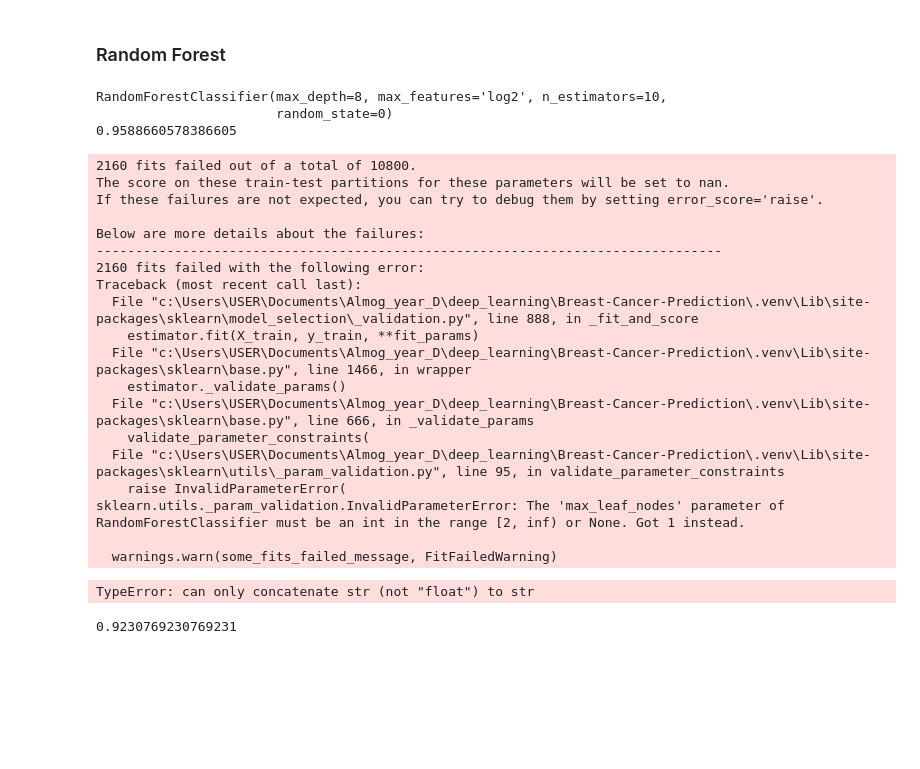
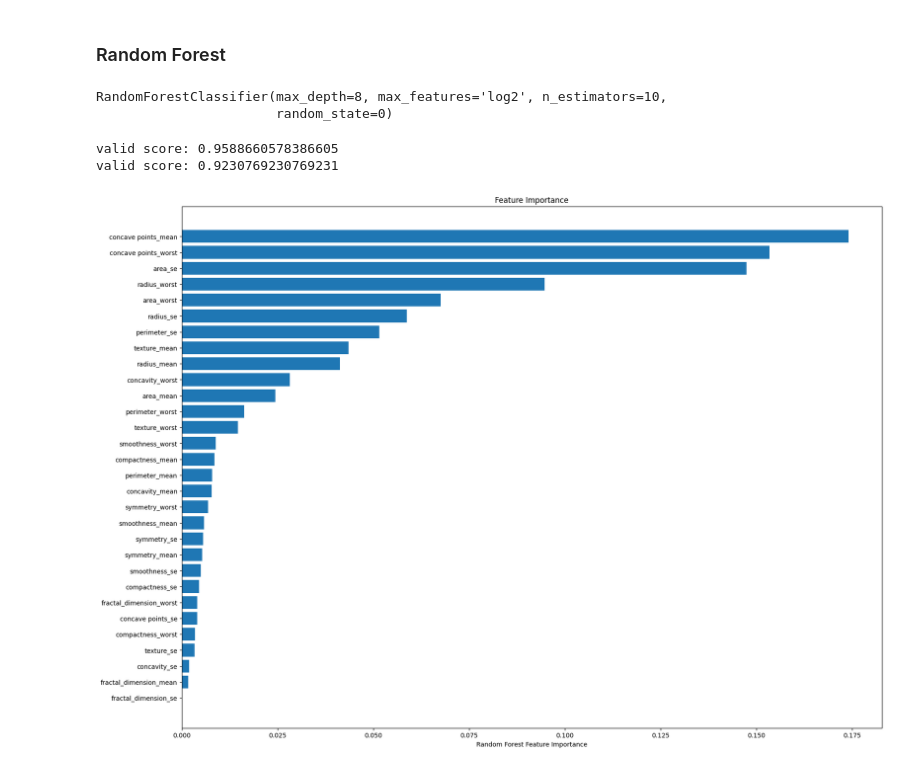
Before and after one commit to Team-AY/Breast-Cancer-Prediction, a Jupyter notebook: Research_Classifiers.ipynb, the cells around one changed output. Cells and saved outputs as stored; diff of their text form; code cells hidden in the pictures; blank space fills up the shorter version.

Commit message:
Ran Notebooks
Co-authored-by: Almog Rabani <ralmog98@gmail.com>

```diff
--- a/Research_Classifiers.ipynb
+++ b/Research_Classifiers.ipynb
@@ -222,46 +222,39 @@ RandomForest_search = GridSearchCV( scoring = 'accuracy',
                            estimator = RandomForest_base,
                            param_grid = [{
                                             'n_estimators':[5,10, 20, 45 ],
-                                            'max_depth': [ 2 , 8, 20],
-                                            'min_samples_split':  [ 2, 8 , 20],
+                                            'max_depth': [2, 5, 8, 20],
+                                            'min_samples_split':  [2, 8 , 20],
                                             'min_samples_leaf':[1, 2 ,8,20],
                                             'max_features': [None,'sqrt', 'log2'] ,
-                                            'max_leaf_nodes':[None,1, 2 ,8 ,20],
+                                            'max_leaf_nodes':[None, 2 ,8 ,20],
 
 
                                         }],
                                         cv = 5)
 RandomForest_search.fit(X_train, y_train)
 RandomForest_best = RandomForest_search.best_estimator_
-print(RandomForest_search.best_estimator_)
-
-print(RandomForest_search.best_score_)
-print( "valid score:"+ RandomForest_best.score(X_val, y_val))
+RandomForest_best
 # %% [output]
 RandomForestClassifier(max_depth=8, max_features='log2', n_estimators=10,
                        random_state=0)
-0.9588660578386605
-2160 fits failed out of a total of 10800.
-The score on these train-test partitions for these parameters will be set to nan.
-If these failures are not expected, you can try to debug them by setting error_score='raise'.
-
-Below are more details about the failures:
---------------------------------------------------------------------------------
-2160 fits failed with the following error:
-Traceback (most recent call last):
-  File "c:\Users\USER\Documents\Almog_year_D\deep_learning\Breast-Cancer-Prediction\.venv\Lib\site-packages\sklearn\model_selection\_validation.py", line 888, in _fit_and_score
-    estimator.fit(X_train, y_train, **fit_params)
-  File "c:\Users\USER\Documents\Almog_year_D\deep_learning\Breast-Cancer-Prediction\.venv\Lib\site-packages\sklearn\base.py", line 1466, in wrapper
-    estimator._validate_params()
-  File "c:\Users\USER\Documents\Almog_year_D\deep_learning\Breast-Cancer-Prediction\.venv\Lib\site-packages\sklearn\base.py", line 666, in _validate_params
-    validate_parameter_constraints(
-  File "c:\Users\USER\Documents\Almog_year_D\deep_learning\Breast-Cancer-Prediction\.venv\Lib\site-packages\sklearn\utils\_param_validation.py", line 95, in validate_parameter_constraints
-    raise InvalidParameterError(
-sklearn.utils._param_validation.InvalidParameterError: The 'max_leaf_nodes' parameter of RandomForestClassifier must be an int in the range [2, inf) or None. Got 1 instead.
-
-  warnings.warn(some_fits_failed_message, FitFailedWarning)
-TypeError: can only concatenate str (not "float") to str
-# %%
-RandomForest_best.score(X_val, y_val)
-# %% [output]
-0.9230769230769231
+# %%
+print(f"valid score: {RandomForest_search.best_score_}")
+print(f"valid score: {RandomForest_best.score(X_val, y_val)}")
+# %% [output]
+valid score: 0.9588660578386605
+valid score: 0.9230769230769231
+# %%
+## Checking Feature importance
+feature_col_tree=XData_train.columns.to_list()
+
+plt.figure(figsize=(20,15))
+importance = RandomForest_best.feature_importances_
+idxs = np.argsort(importance)
+plt.title("Feature Importance")
+plt.barh(range(len(idxs)),importance[idxs],align="center")
+plt.yticks(range(len(idxs)),[feature_col_tree[i] for i in idxs])
+plt.xlabel("Random Forest Feature Importance")
+#plt.tight_layout()
+plt.show()
+# %% [output]
+[figure, added]
```
Also changed, not shown: parts of 4 cells of this notebook, 1 other file.
